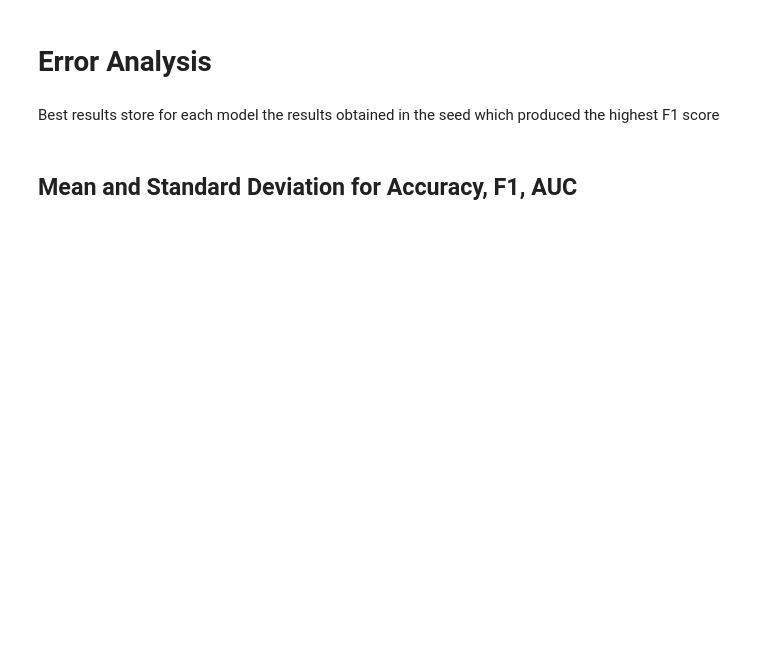
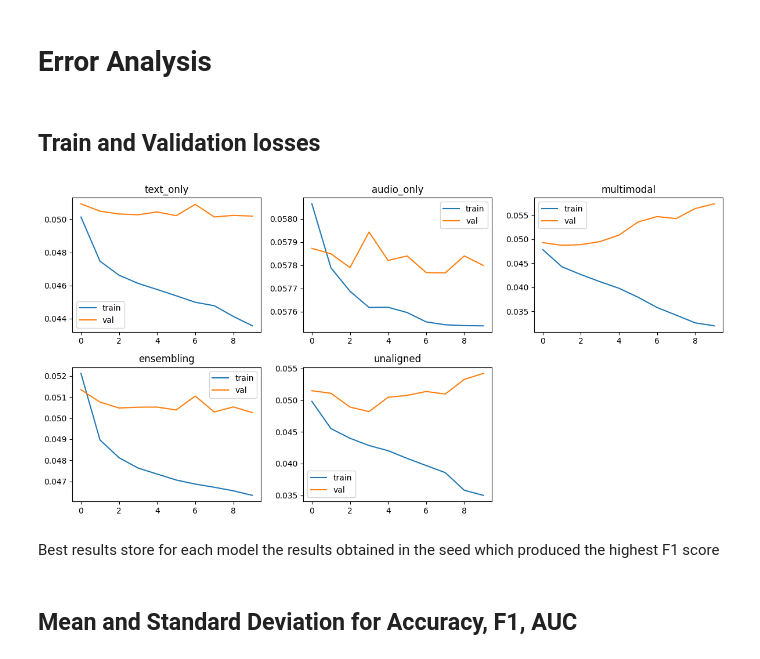
Before and after one commit to StefanoColamonaco/Multimodal-AM, a Jupyter notebook: main.ipynb, the cells around one changed output. Cells and saved outputs as stored; diff of their text form; code cells hidden in the pictures; blank space fills up the shorter version.

```diff
--- a/main.ipynb
+++ b/main.ipynb
@@ -915,5 +935,22 @@ Epoch: 0, Training Loss: 0.0502, Validation Loss: 0.0503, accuracy = 0.6854, F1=
 # %% [markdown]
 # Error Analysis
+# %% [markdown]
+## Train and Validation losses
+# %%
+fig, axes = plt.subplots(2, 3, figsize=(12, 6))
+
+for i, model_name in enumerate(train_losses.keys()):
+    tr_losses_model = np.mean(train_losses[model_name], axis=0)
+    vl_losses_model = np.mean(val_losses[model_name], axis=0)
+    axes[i//3, i%3].plot(tr_losses_model, label='train')
+    axes[i//3, i%3].plot(vl_losses_model, label='val')
+    axes[i//3, i%3].set_title(model_name)
+    axes[i//3, i%3].legend()
+axes[1, 2].axis('off')
+plt.tight_layout()
+plt.show()
+# %% [output]
+[figure, added]
 # %% [markdown]
 Best results store for each model the results obtained in the seed which produced the highest F1 score
 # %%
```
Also changed, not shown: parts of 10 cells of this notebook.
